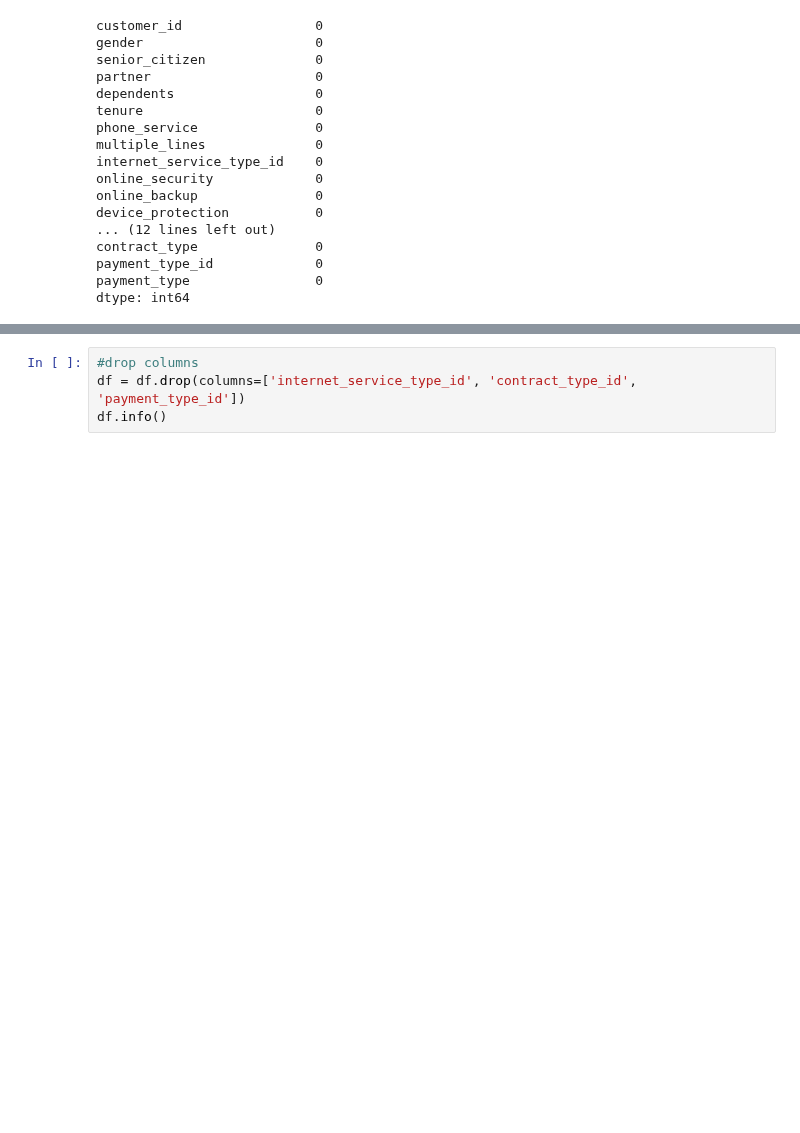
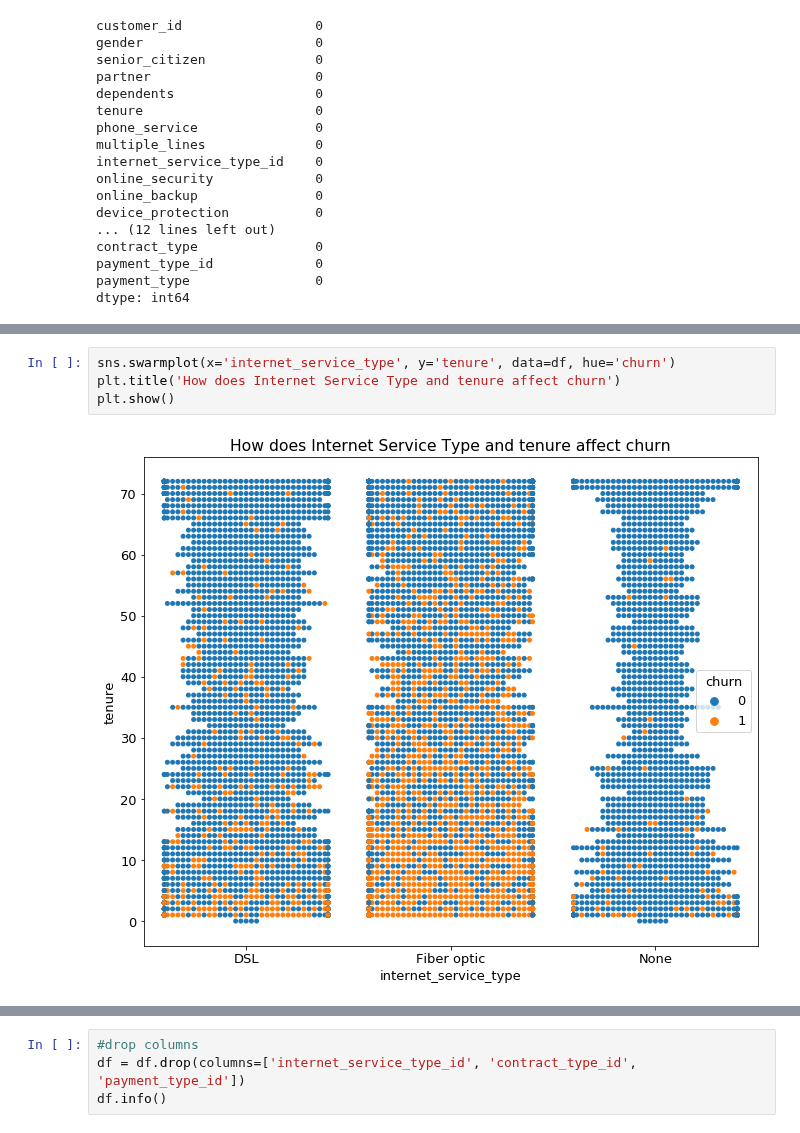
Before and after one commit to AI-Gomez/classification-exercises, a Jupyter notebook: Untitled.ipynb, the cells around one changed output, grey strips where cells are left out. Cells and saved outputs as stored; diff of their text form; blank space fills up the shorter version.

```diff
--- a/Untitled.ipynb
+++ b/Untitled.ipynb
@@ -72,0 +94,6 @@ df.describe()
+# %%
+sns.swarmplot(x='internet_service_type', y='tenure', data=df, hue='churn')
+plt.title('How does Internet Service Type and tenure affect churn')
+plt.show()
+# %% [output]
+[figure, added]
```
Also changed, not shown: parts of 59 cells of this notebook.
